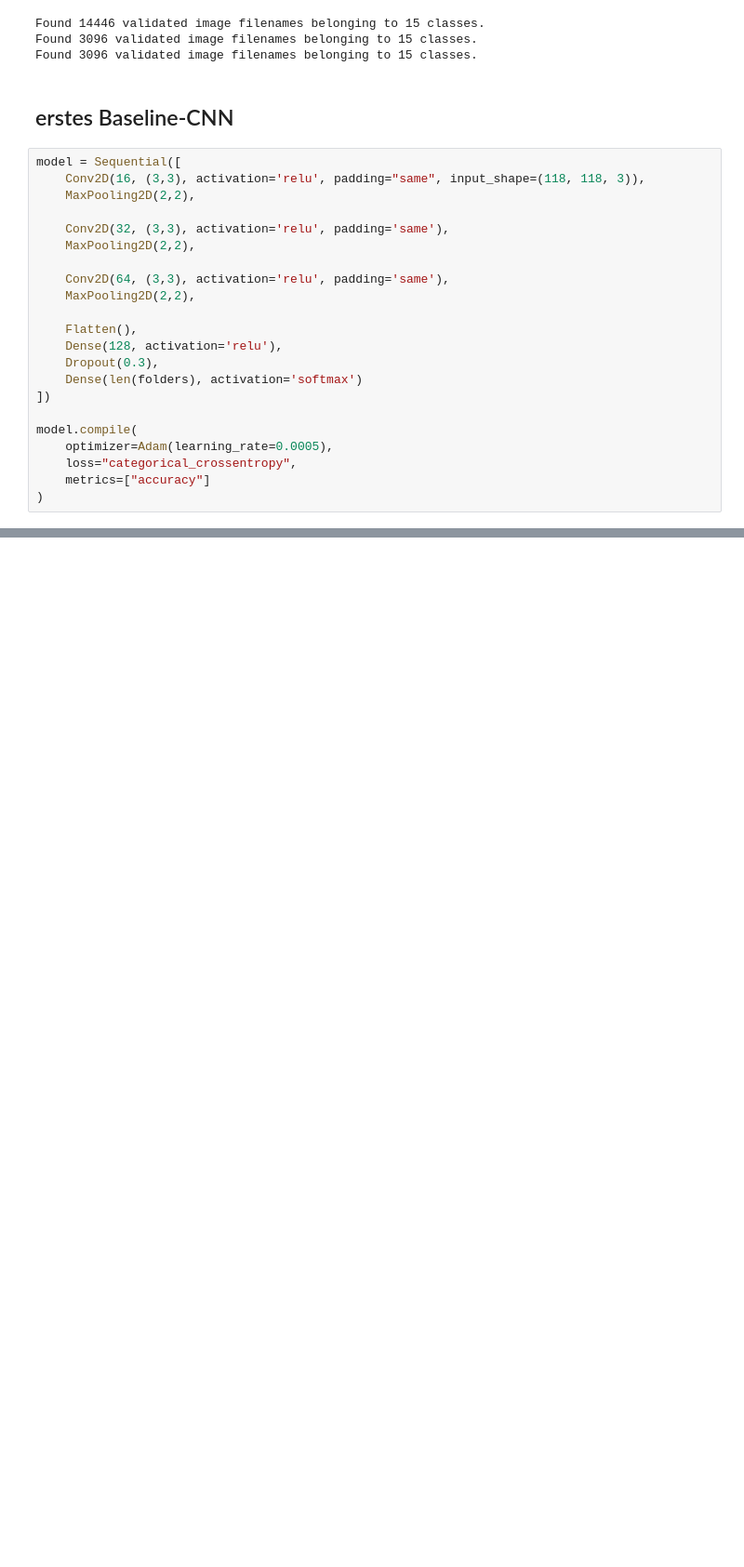
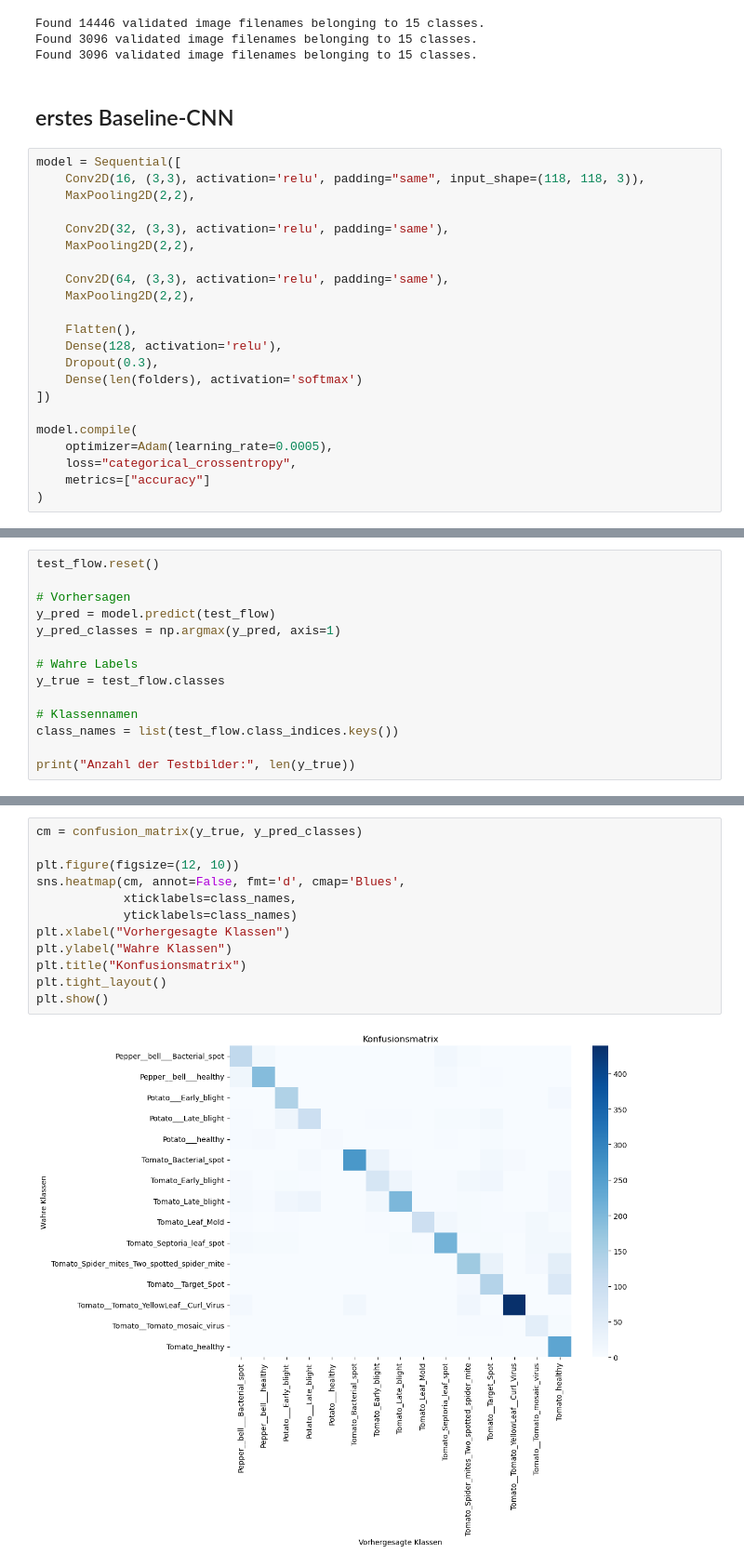
Before and after one commit to emmikru/plant-disease-detection, a Jupyter notebook: plant_disease_project2.ipynb, the cells around one changed output, grey strips where cells are left out. Shown at 93% size. Saved outputs shown, nothing was run; the diff lists cells and outputs as text; blank space fills up the shorter version.

```diff
--- a/plant_disease_project2.ipynb
+++ b/plant_disease_project2.ipynb
@@ -345,0 +355,14 @@ plt.show()
+# %%
+test_flow.reset()
+
+# Vorhersagen
+y_pred = model.predict(test_flow)
+y_pred_classes = np.argmax(y_pred, axis=1)
+
+# Wahre Labels
+y_true = test_flow.classes
+
+# Klassennamen
+class_names = list(test_flow.class_indices.keys())
+
+print("Anzahl der Testbilder:", len(y_true))
@@ -345,0 +396,14 @@ plt.show()
+# %%
+cm = confusion_matrix(y_true, y_pred_classes)
+
+plt.figure(figsize=(12, 10))
+sns.heatmap(cm, annot=False, fmt='d', cmap='Blues',
+            xticklabels=class_names,
+            yticklabels=class_names)
+plt.xlabel("Vorhergesagte Klassen")
+plt.ylabel("Wahre Klassen")
+plt.title("Konfusionsmatrix")
+plt.tight_layout()
+plt.show()
+# %% [output]
+[figure, added]
```
Also changed, not shown: parts of 9 cells of this notebook.
